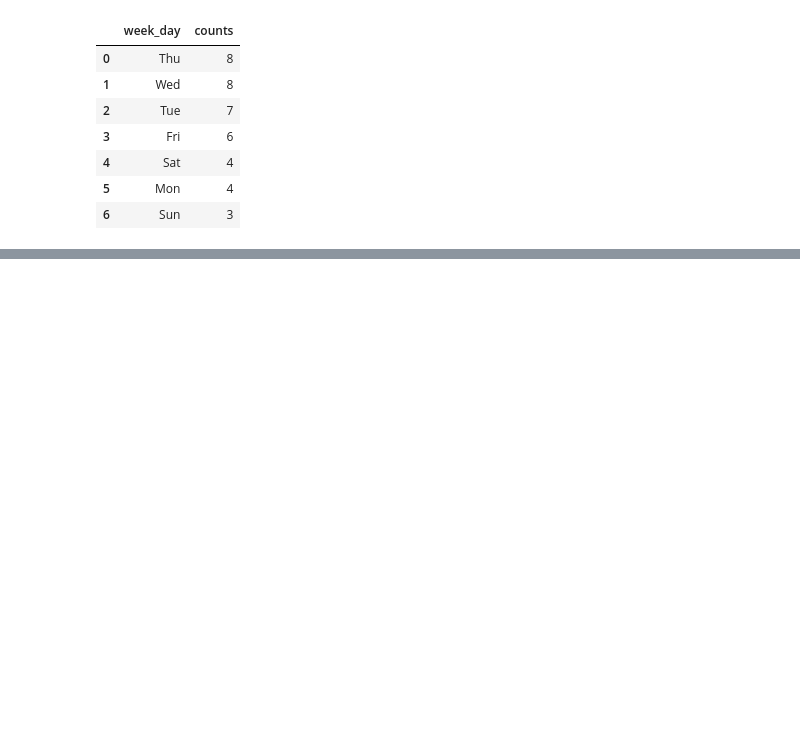
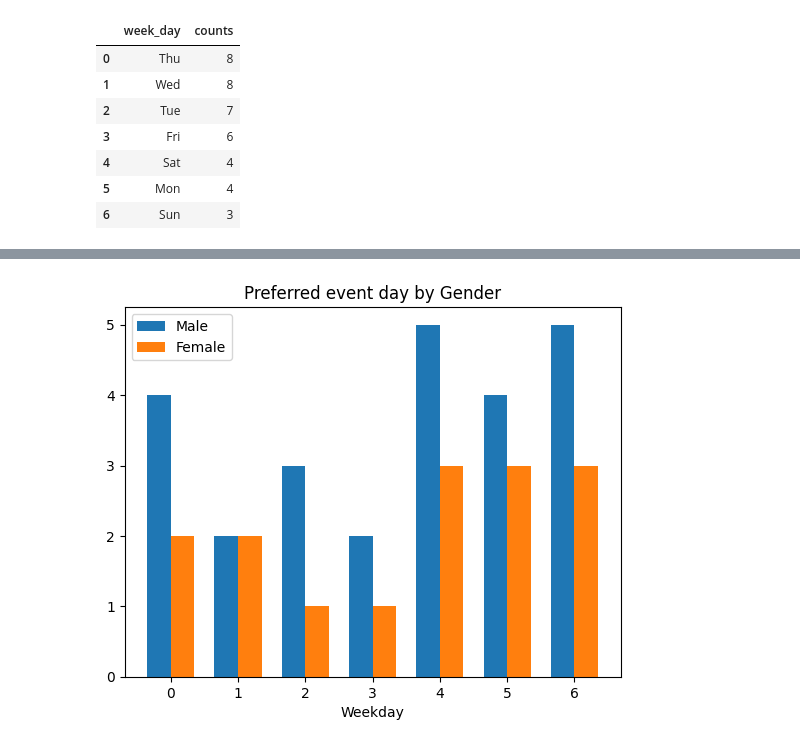
Before and after one commit to djibril968/Tribe_related_projects, a Jupyter notebook: spring_events_analytics.ipynb, the cells around one changed output, grey strips where cells are left out. Cells and saved outputs as stored; diff of their text form; code cells hidden in the pictures; blank space fills up the shorter version.

```diff
--- a/spring_events_analytics.ipynb
+++ b/spring_events_analytics.ipynb
@@ -373,0 +384,16 @@ plt.show()
+# %%
+test_df = pref_event_day_by_gender.pivot(index= 'pref_days', columns='Gender', values= 'counts')
+test_df
+
+x = np.arange(len(test_df.index))
+#now we set the width of our bars
+bar_width = 0.35
+
+plt.bar(x -bar_width/2, test_df['Male'], width= bar_width, label = 'Male')
+plt.bar(x + bar_width/2, test_df['Female'], width = bar_width, label = 'Female')
+plt.title("Preferred event day by Gender")
+plt.xlabel('Weekday')
+plt.legend()
+plt.show()
+# %% [output]
+[figure, added]
```
Also changed, not shown: parts of 4 cells of this notebook.
